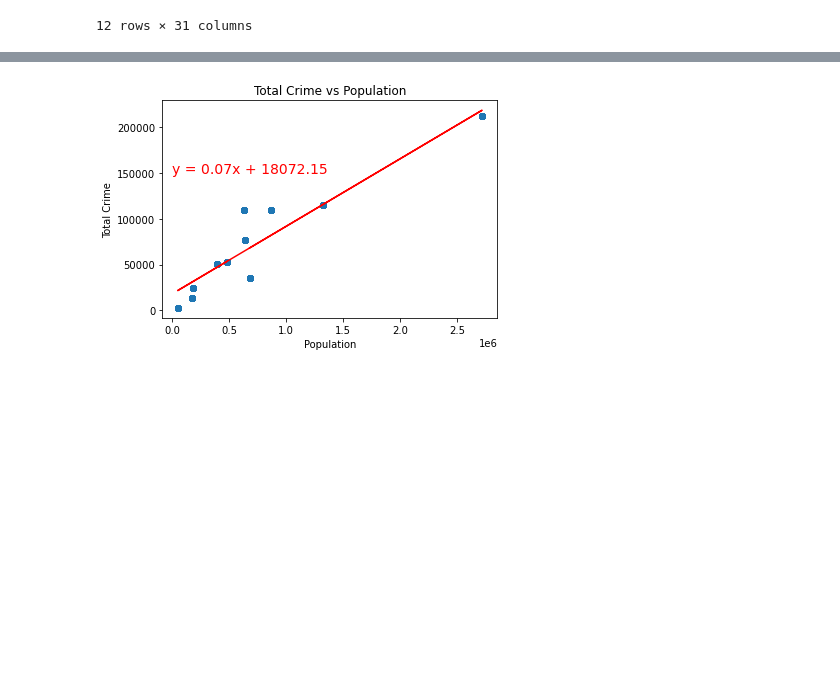
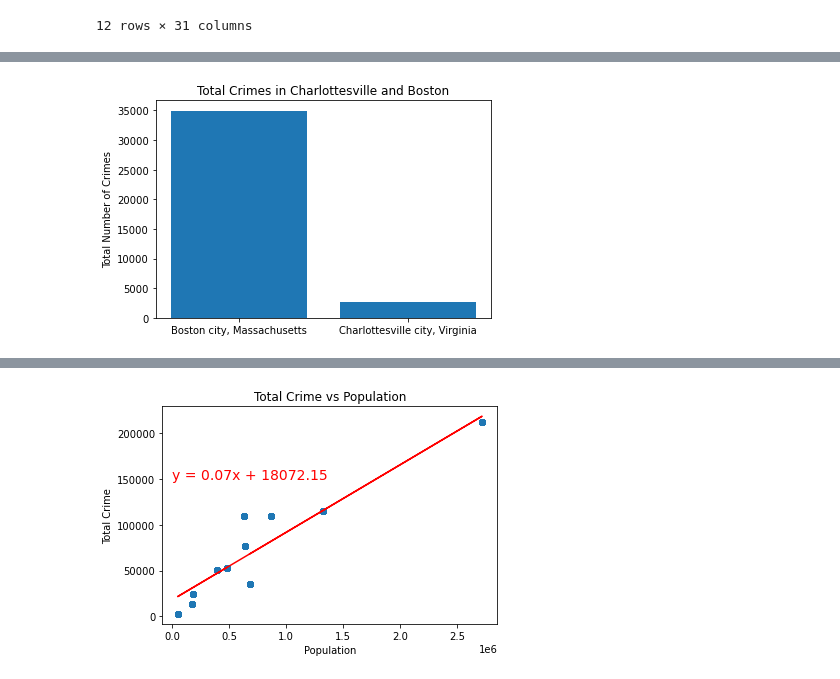
Before and after one commit to meghanvl/project_won, a Jupyter notebook: Visualizations.ipynb, the cells around one changed output, grey strips where cells are left out. Saved outputs shown, nothing was run; the diff lists cells and outputs as text; code cells hidden in the pictures; blank space fills up the shorter version.

```diff
--- a/Visualizations.ipynb
+++ b/Visualizations.ipynb
@@ -259,2 +298,12 @@ pop_offense
+# %%
+x_values = ma_va["City, State"]
+y_values = ma_va["Total Crime"]
+plt.bar(x_values, y_values)
+plt.title("Total Crimes in Charlottesville and Boston")
+plt.ylabel("Total Number of Crimes")
+plt.savefig("TotalCrimesperMAVA.png")
+plt.show()
+# %% [output]
+[figure, added]
 # %%
 #scatter plot total crime vs population
```
Also changed, not shown: parts of 11 cells of this notebook.
